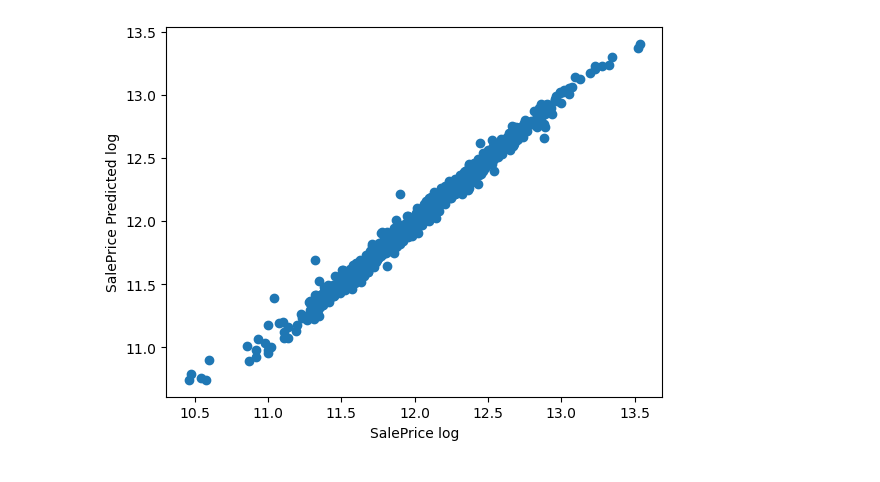
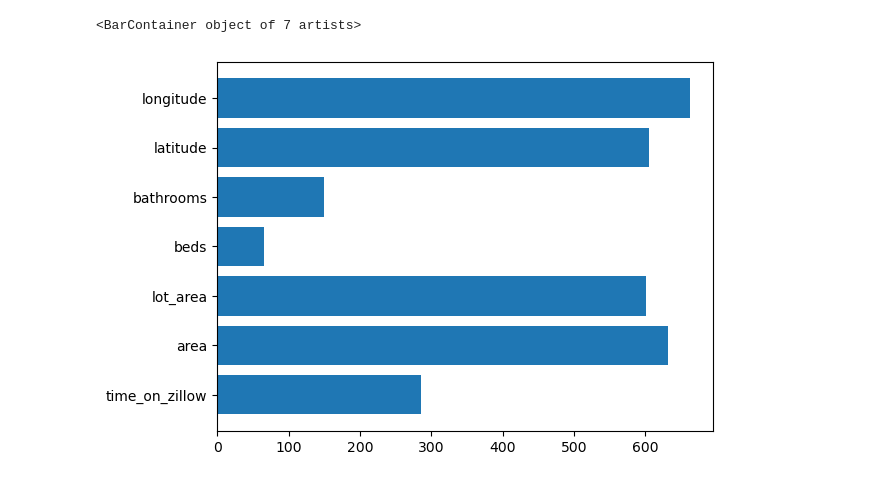
Before and after one commit to inphilia/HousingPrices, a Jupyter notebook: zillow_price.ipynb, the cells around one changed output. Cells and saved outputs as stored; diff of their text form; code cells hidden in the pictures.

```diff
--- a/zillow_price.ipynb
+++ b/zillow_price.ipynb
@@ -113,15 +55,22 @@ xDescription = list(xtrain.columns)
+# %%
+# split training and testing data
+from sklearn.model_selection import train_test_split
+x_col = ['Time On Zillow', 'Area', 'Lot Area', 'Beds', 'Bathrooms', 'Latitude', 'Longitude']
+x_col = [col.lower().replace(' ', '_') for col in x_col]
+y_col = 'Price Per Sqft'.lower().replace(' ', '_')
+# y_col = 'Price'
+X = data[x_col]
+y = data[y_col]
+X_train, X_test, y_train, y_test = train_test_split(X, y, test_size=0.2, random_state=42)
 # %%
+# train model using lightgbm
 import lightgbm as lgb
-
-
-lgbm_model = lgb.LGBMRegressor(random_state=42, n_jobs=-1)
-lgbm_model.fit(xtrain, ytrain)
-ypred = lgbm_model.predict(xtrain)
-mae = mean_absolute_error(ytrain, ypred)
-mse = mean_squared_error(ytrain, ypred)
-r2 = r2_score(ytrain, ypred)
-
-print(f'MAE: {mae:.3f}')
-print(f'MSE: {mse:.3f}')
-print(f'R2: {r2:.3f}')
+model = lgb.LGBMRegressor(random_state=42, n_jobs=-1)
+model.fit(X_train, y_train)
+y_pred = model.predict(X_test)
+# get mae, mse, r2
+mae = mean_absolute_error(y_test, y_pred)
+mse = mean_squared_error(y_test, y_pred)
+r2 = r2_score(y_test, y_pred)
+print(f'MAE: {mae:.3f}, MSE: {mse:.3f}, R2: {r2:.3f}')
 # %% [output]
@@ -149,8 +83,8 @@ plt.show()
-# %%
-#plot ypred vs ytrain
-plt.scatter(ytrain, ypred)
-plt.xlabel(f'{yDescription} log')
-plt.ylabel(f'{yDescription} Predicted log')
-plt.show()
-# %% [output]
-[figure, removed]
+# %%
+# model feature importance
+feature_importance = model.feature_importances_
+# show plot of feature importance
+plt.barh(x_col, feature_importance)
+# %% [output]
+<BarContainer object of 7 artists>
+[figure, added]
```
Also changed, not shown: parts of 19 cells of this notebook, 1 other file.
